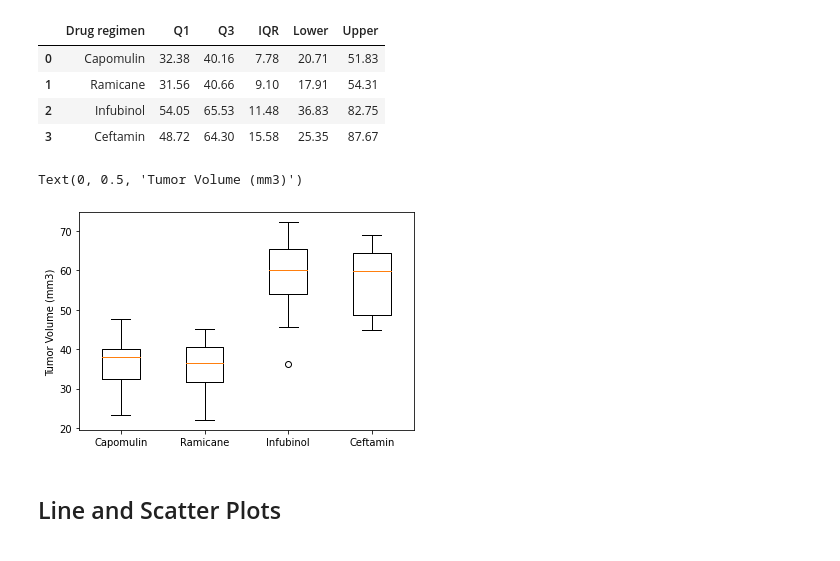
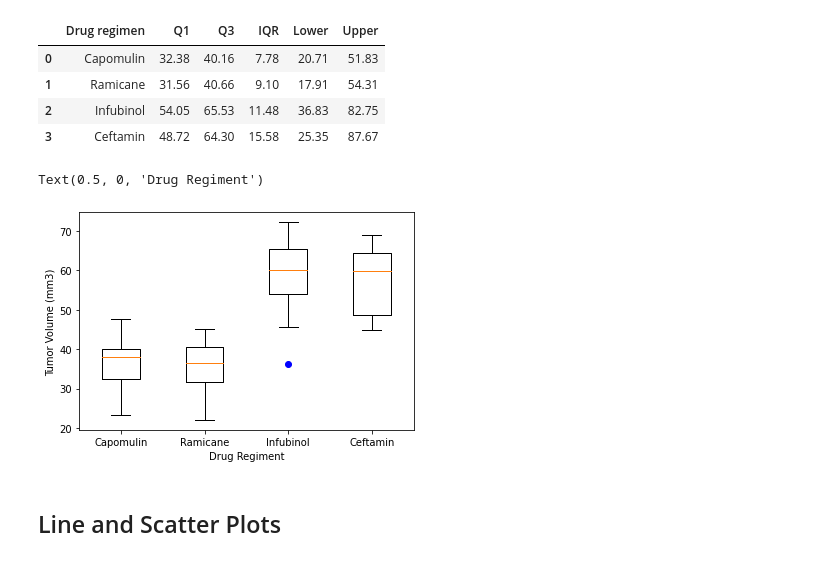
Before and after one commit to i-am-phoenix/rice-btcmp-hw5-matplotlib-challenge, a Jupyter notebook: pymaceuticals_starter.ipynb, the cells around one changed output. Saved outputs shown, nothing was run; the diff lists cells and outputs as text; code cells hidden in the pictures.

```diff
--- a/pymaceuticals_starter.ipynb
+++ b/pymaceuticals_starter.ipynb
@@ -343,10 +343,13 @@ outlier_stat
 | 2 | Infubinol | 54.05 | 65.53 | 11.48 | 36.83 | 82.75 |
 | 3 | Ceftamin | 48.72 | 64.30 | 15.58 | 25.35 | 87.67 |
 # %%
-plt.boxplot(tumor_vol_data_4_plotting)
+# Generate a box plot of the final tumor volume of each mouse across four regimens of interest
+plt.boxplot(tumor_vol_data_4_plotting, flierprops=dict(markerfacecolor='b', markeredgecolor="b"))
+# Add tick names
 plt.xticks([1,2,3,4],best_4_drugs)
+# add axis names
 plt.ylabel('Tumor Volume (mm3)')
-plt.xlabel()
+plt.xlabel('Drug Regiment')
 # %% [output]
-Text(0, 0.5, 'Tumor Volume (mm3)')
+Text(0.5, 0, 'Drug Regiment')
-[figure, old version]
+[figure, new version]
```
Also changed, not shown: parts of 3 cells of this notebook.
